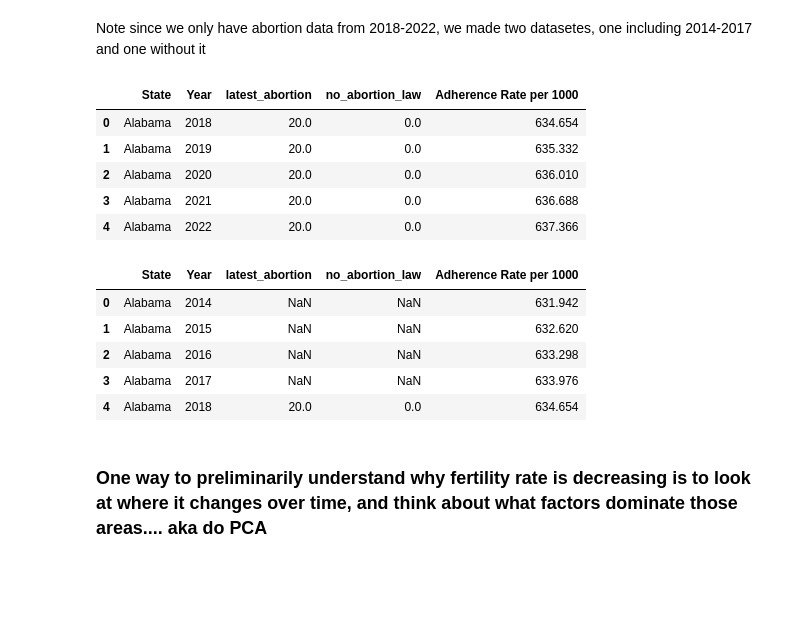
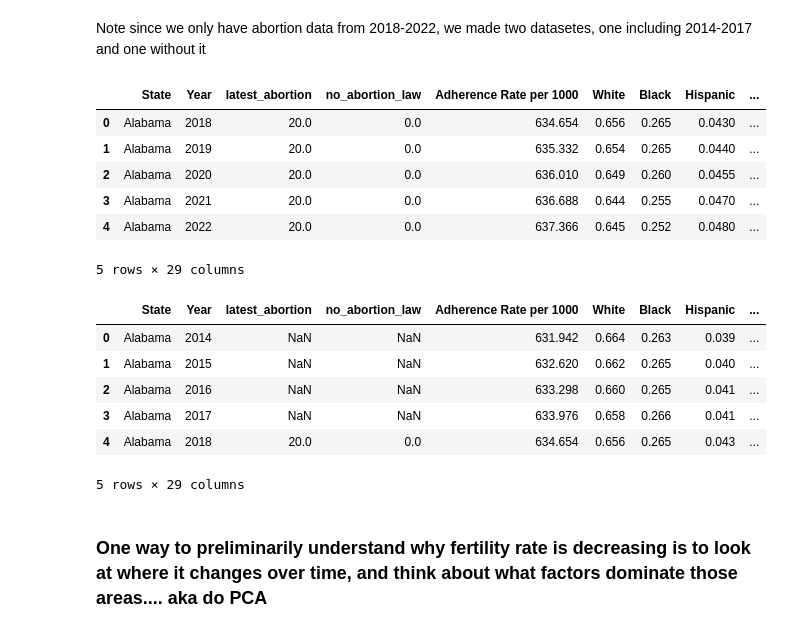
Before and after one commit to ppich1169/fertilityProjectCs109, a Jupyter notebook: fertility_notebook.ipynb, the cells around one changed output. Drawn from its saved outputs; the diff is of its cells as text; code cells hidden in the pictures; blank space fills up the shorter version.

```diff
--- a/fertility_notebook.ipynb
+++ b/fertility_notebook.ipynb
@@ -768,40 +738,34 @@ education_complete
 # %%
 # Rename columns
 SPM_df = SPM_df.rename(columns={
-    "Year": "year",
-    "States": "state",
-    "Estimate": "SPM"
+    "year": "Year",
+    "state": "State",
+    "SPM": "SPM"
 })
 
 # Filter for states and years
-SPM_df = SPM_df[(SPM_df['state'].isin(states)) & (SPM_df['year'].between(2014, 2022))]
+SPM_df = SPM_df[(SPM_df['State'].isin(states)) & (SPM_df['Year'].between(2014, 2022))]
 
 # Convert to numeric
 SPM_df['SPM'] = pd.to_numeric(SPM_df['SPM'], errors='coerce')
 
 # Find missing rows
-states_missing_2020 = set(SPM_df[SPM_df['year'] == 2020]['state'])
-states_all = set(SPM_df['state'].unique())
+states_missing_2020 = set(SPM_df[SPM_df['Year'] == 2020]['State'])
+states_all = set(SPM_df['State'].unique())
 missing_states_2020 = states_all - states_missing_2020
 
 imputed_rows = []
 
 for state in missing_states_2020:
     # Get the SPM values for 2019 and 2021
-    spm_2019 = SPM_df[(SPM_df['state'] == state) & (SPM_df['year'] == 2019)]['SPM'].values
-    spm_2021 = SPM_df[(SPM_df['state'] == state) & (SPM_df['year'] == 2021)]['SPM'].values
+    spm_2019 = SPM_df[(SPM_df['State'] == state) & (SPM_df['Year'] == 2019)]['SPM'].values
+    spm_2021 = SPM_df[(SPM_df['State'] == state) & (SPM_df['Year'] == 2021)]['SPM'].values
 
     # Calculate the average
     if spm_2019.size > 0 and spm_2021.size > 0:
         spm_2020 = (spm_2019[0] + spm_2021[0]) / 2
-        imputed_rows.append({'year': 2020, 'state': state, 'SPM': spm_2020})
+        imputed_rows.append({'Year': 2020, 'State': state, 'SPM': spm_2020})
 
 # Imputed rows
 imputed_df = pd.DataFrame(imputed_rows)
-SPM_df = pd.concat([SPM_df, imputed_df], ignore_index=True)
-
-# Sort
-SPM_df = SPM_df.sort_values(by=['state', 'year']).reset_index(drop=True)
-
-# Display
-SPM_df
+spm_state_year = pd.concat([SPM_df, imputed_df], ignore_index=True)
@@ -825,7 +775,7 @@ foreignborn_df = foreignborn_df.rename(columns={ "State": "state"})
 foreignborn_df.columns.values[1] = "2022"
 foreignborn_df.columns.values[2] = "2010"
 
-# reshape
+# Reshape
 foreignborn_df_long = pd.melt(
     foreignborn_df,
     id_vars=["state"],
@@ -863,10 +813,10 @@ def linear_impute(df):
 foreignborn_complete = foreignborn_complete.groupby('state').apply(linear_impute)
 
 # Filter years
-foreignborn_filtered = foreignborn_complete[(foreignborn_complete['year'] >= 2014) & (foreignborn_complete['year'] <= 2022)]
-foreignborn_filtered = foreignborn_filtered.drop_duplicates(subset=['state', 'year'])
+foreignborn_state_year = foreignborn_complete[(foreignborn_complete['year'] >= 2014) & (foreignborn_complete['year'] <= 2022)]
+foreignborn_state_year = foreignborn_state_year.drop_duplicates(subset=['state', 'year'])
 
 # Reset index
-foreignborn_filtered.reset_index(drop=True, inplace=True)
+foreignborn_state_year.reset_index(drop=True, inplace=True)
 
-foreignborn_filtered
+foreignborn_state_year = foreignborn_state_year.rename(columns={'state': 'State', 'year': 'Year'})
@@ -1029,24 +927,37 @@ abortion_state_year['no_abortion_law'] = abortion_state_year.groupby('State')['n
 Note since we only have abortion data from 2018-2022, we made two datasetes, one including 2014-2017 and one without it
 # %%
 combined_2018_to_2022 = pd.merge(abortion_state_year, religion_state_year, on=['State', 'Year'], how='inner')
+combined_2018_to_2022 = pd.merge(combined_2018_to_2022, race_state_year, on=['State', 'Year'], how='inner')
+combined_2018_to_2022 = pd.merge(combined_2018_to_2022, spm_state_year, on=['State', 'Year'], how='inner')
+combined_2018_to_2022 = pd.merge(combined_2018_to_2022, foreignborn_state_year, on=['State', 'Year'], how='inner')
+combined_2018_to_2022 = pd.merge(combined_2018_to_2022, education_state_year, on=['State', 'Year'], how='inner')
+
+education_state_year
 combined_2018_to_2022.head()
 # %% [output]
-|  | State | Year | latest_abortion | no_abortion_law | Adherence Rate per 1000 |
-| 0 | Alabama | 2018 | 20.0 | 0.0 | 634.654 |
-| 1 | Alabama | 2019 | 20.0 | 0.0 | 635.332 |
-| 2 | Alabama | 2020 | 20.0 | 0.0 | 636.010 |
-| 3 | Alabama | 2021 | 20.0 | 0.0 | 636.688 |
-| 4 | Alabama | 2022 | 20.0 | 0.0 | 637.366 |
+|  | State | Year | latest_abortion | no_abortion_law | Adherence Rate per 1000 | White | Black | Hispanic | ... |
+| 0 | Alabama | 2018 | 20.0 | 0.0 | 634.654 | 0.656 | 0.265 | 0.0430 | ... |
+| 1 | Alabama | 2019 | 20.0 | 0.0 | 635.332 | 0.654 | 0.265 | 0.0440 | ... |
+| 2 | Alabama | 2020 | 20.0 | 0.0 | 636.010 | 0.649 | 0.260 | 0.0455 | ... |
+| 3 | Alabama | 2021 | 20.0 | 0.0 | 636.688 | 0.644 | 0.255 | 0.0470 | ... |
+| 4 | Alabama | 2022 | 20.0 | 0.0 | 637.366 | 0.645 | 0.252 | 0.0480 | ... |
+5 rows × 29 columns
 # %%
 combined_2014_to_2022 = pd.merge(abortion_state_year, religion_state_year, on=['State', 'Year'], how='outer')
+combined_2014_to_2022 = pd.merge(combined_2014_to_2022, race_state_year, on=['State', 'Year'], how='outer')
+combined_2014_to_2022 = pd.merge(combined_2014_to_2022, spm_state_year, on=['State', 'Year'], how='outer')
+combined_2014_to_2022 = pd.merge(combined_2014_to_2022, foreignborn_state_year, on=['State', 'Year'], how='outer')
+combined_2014_to_2022 = pd.merge(combined_2014_to_2022, education_state_year, on=['State', 'Year'], how='outer')
+
 combined_2014_to_2022.head()
 # %% [output]
-|  | State | Year | latest_abortion | no_abortion_law | Adherence Rate per 1000 |
-| 0 | Alabama | 2014 | NaN | NaN | 631.942 |
-| 1 | Alabama | 2015 | NaN | NaN | 632.620 |
-| 2 | Alabama | 2016 | NaN | NaN | 633.298 |
-| 3 | Alabama | 2017 | NaN | NaN | 633.976 |
-| 4 | Alabama | 2018 | 20.0 | 0.0 | 634.654 |
+|  | State | Year | latest_abortion | no_abortion_law | Adherence Rate per 1000 | White | Black | Hispanic | ... |
+| 0 | Alabama | 2014 | NaN | NaN | 631.942 | 0.664 | 0.263 | 0.039 | ... |
+| 1 | Alabama | 2015 | NaN | NaN | 632.620 | 0.662 | 0.265 | 0.040 | ... |
+| 2 | Alabama | 2016 | NaN | NaN | 633.298 | 0.660 | 0.265 | 0.041 | ... |
+| 3 | Alabama | 2017 | NaN | NaN | 633.976 | 0.658 | 0.266 | 0.041 | ... |
+| 4 | Alabama | 2018 | 20.0 | 0.0 | 634.654 | 0.656 | 0.265 | 0.043 | ... |
+5 rows × 29 columns
 # %% [markdown]
 ### One way to preliminarily understand why fertility rate is decreasing is to look at where it changes over time, and think about what factors dominate those areas.... aka do PCA
 # %%
```
Also changed, not shown: parts of 29 cells of this notebook, 1 other file.
